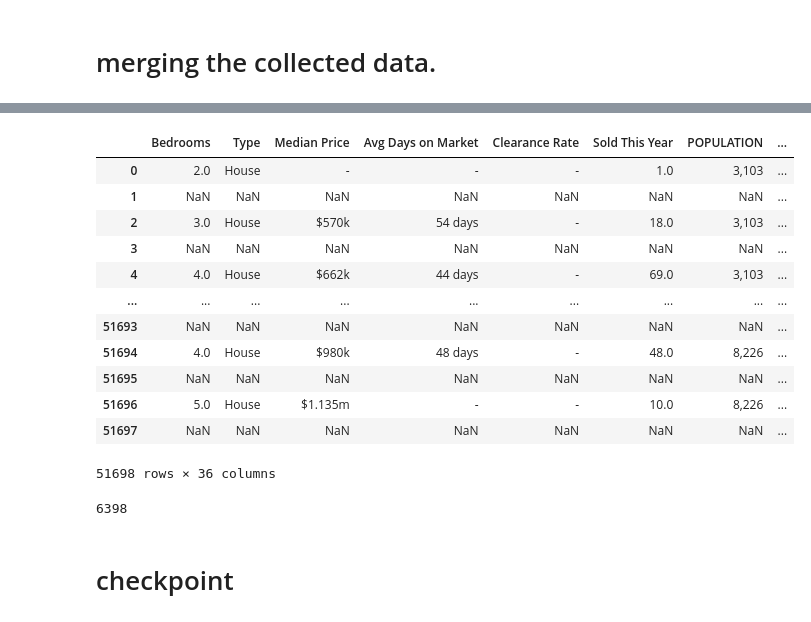
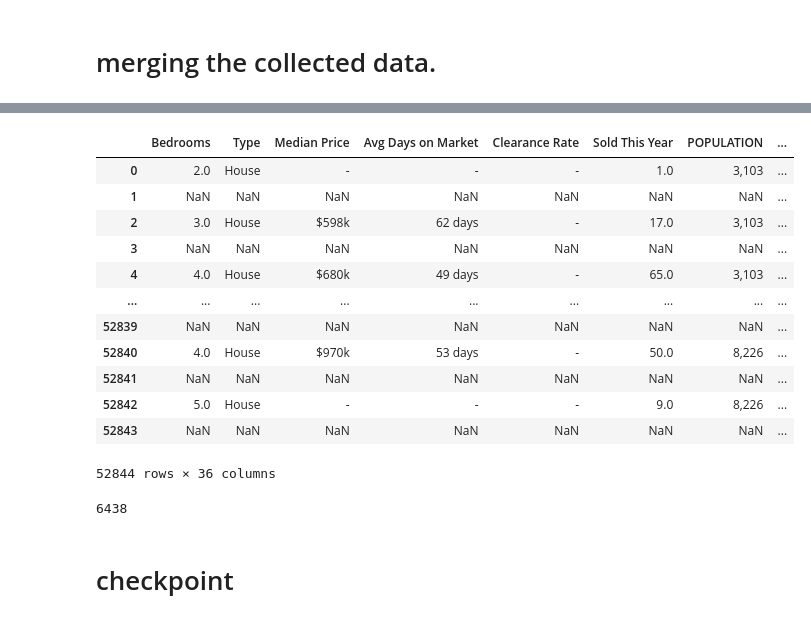
Before and after one commit to Selvamsmail/Personal_projects, a Jupyter notebook: realestate client/Domain_Mergefile.ipynb, the cells around one changed output, grey strips where cells are left out. Saved outputs shown, nothing was run; the diff lists cells and outputs as text; code cells hidden in the pictures.

```diff
--- a/realestate client/Domain_Mergefile.ipynb
+++ b/realestate client/Domain_Mergefile.ipynb
@@ -219,34 +187,36 @@ df2 = pd.read_csv('/content/Domain extract/Domain_click_2.csv')
 df3 = pd.read_csv('/content/Domain extract/Domain_click_3.csv')
 df4 = pd.read_csv('/content/Domain extract/Domain_click_4.csv')
 df5 = pd.read_csv('/content/Domain extract/Domain_click_5.csv')
+df6 = pd.read_csv('/content/Domain extract/Domain_click_6.csv')
 # %%
 # suburbdf = pd.DataFrame()
 suburbdf = pd.concat([suburbdf,df1],ignore_index =True)
 suburbdf = pd.concat([suburbdf,df2],ignore_index =True)
 suburbdf = pd.concat([suburbdf,df3],ignore_index =True)
 suburbdf = pd.concat([suburbdf,df4],ignore_index =True)
 suburbdf = pd.concat([suburbdf,df5],ignore_index =True)
+suburbdf = pd.concat([suburbdf,df6],ignore_index =True)
 suburbdf
 # %% [output]
 |  | Bedrooms | Type | Median Price | Avg Days on Market | Clearance Rate | Sold This Year | POPULATION | ... |
 | 0 | 2.0 | House | - | - | - | 1.0 | 3,103 | ... |
 | 1 | NaN | NaN | NaN | NaN | NaN | NaN | NaN | ... |
-| 2 | 3.0 | House | $570k | 54 days | - | 18.0 | 3,103 | ... |
+| 2 | 3.0 | House | $598k | 62 days | - | 17.0 | 3,103 | ... |
 | 3 | NaN | NaN | NaN | NaN | NaN | NaN | NaN | ... |
-| 4 | 4.0 | House | $662k | 44 days | - | 69.0 | 3,103 | ... |
+| 4 | 4.0 | House | $680k | 49 days | - | 65.0 | 3,103 | ... |
 | ... | ... | ... | ... | ... | ... | ... | ... | ... |
-| 51693 | NaN | NaN | NaN | NaN | NaN | NaN | NaN | ... |
-| 51694 | 4.0 | House | $980k | 48 days | - | 48.0 | 8,226 | ... |
-| 51695 | NaN | NaN | NaN | NaN | NaN | NaN | NaN | ... |
-| 51696 | 5.0 | House | $1.135m | - | - | 10.0 | 8,226 | ... |
-| 51697 | NaN | NaN | NaN | NaN | NaN | NaN | NaN | ... |
+| 52839 | NaN | NaN | NaN | NaN | NaN | NaN | NaN | ... |
+| 52840 | 4.0 | House | $970k | 53 days | - | 50.0 | 8,226 | ... |
+| 52841 | NaN | NaN | NaN | NaN | NaN | NaN | NaN | ... |
+| 52842 | 5.0 | House | - | - | - | 9.0 | 8,226 | ... |
+| 52843 | NaN | NaN | NaN | NaN | NaN | NaN | NaN | ... |
-51698 rows × 36 columns
+52844 rows × 36 columns
 # %%
 df = suburbdf
 # %%
 len(suburbdf['SUBURB'].unique())
 # %% [output]
-6398
+6438
 # %%
 name = 'DomainData.csv'
 suburbdf.to_csv(name, index=False)
```
Also changed, not shown: parts of 14 cells of this notebook.
